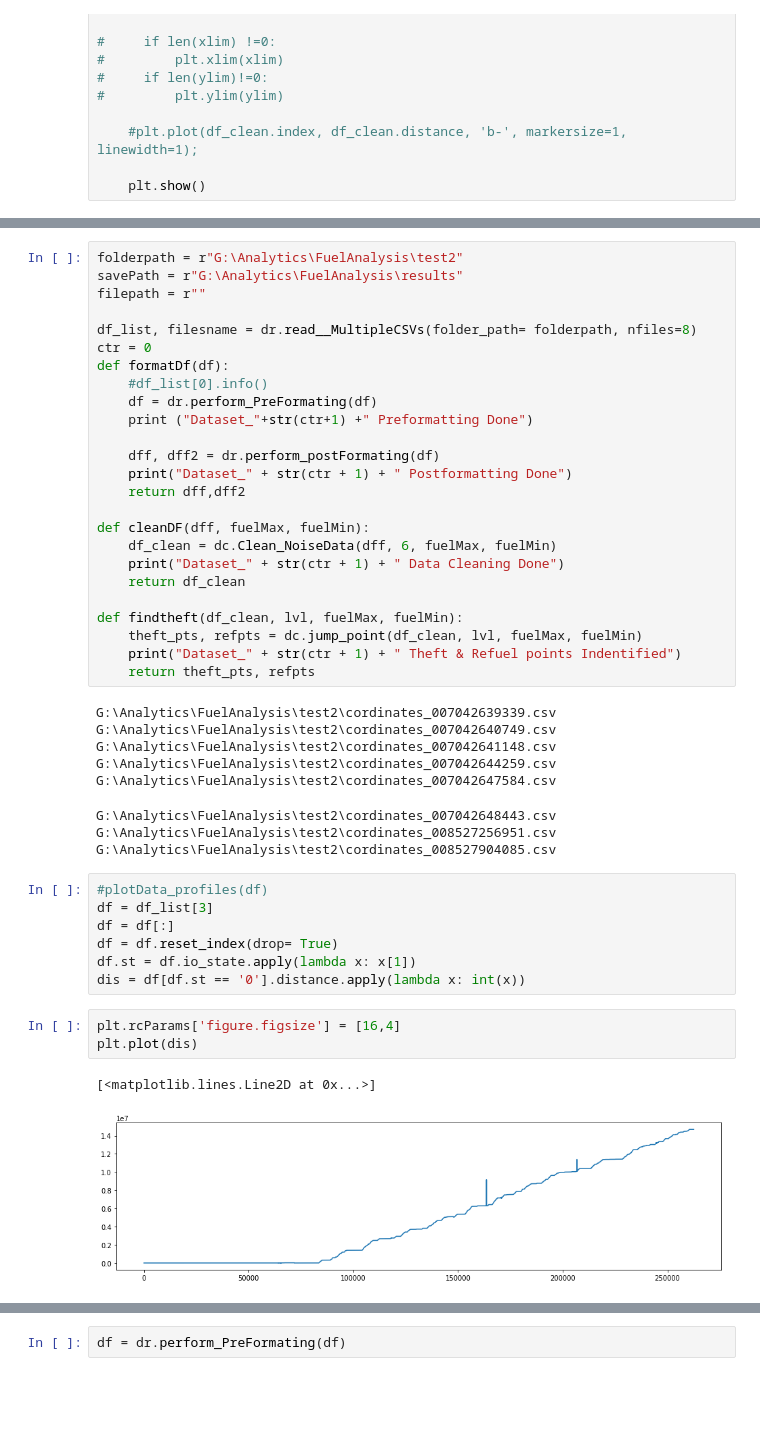
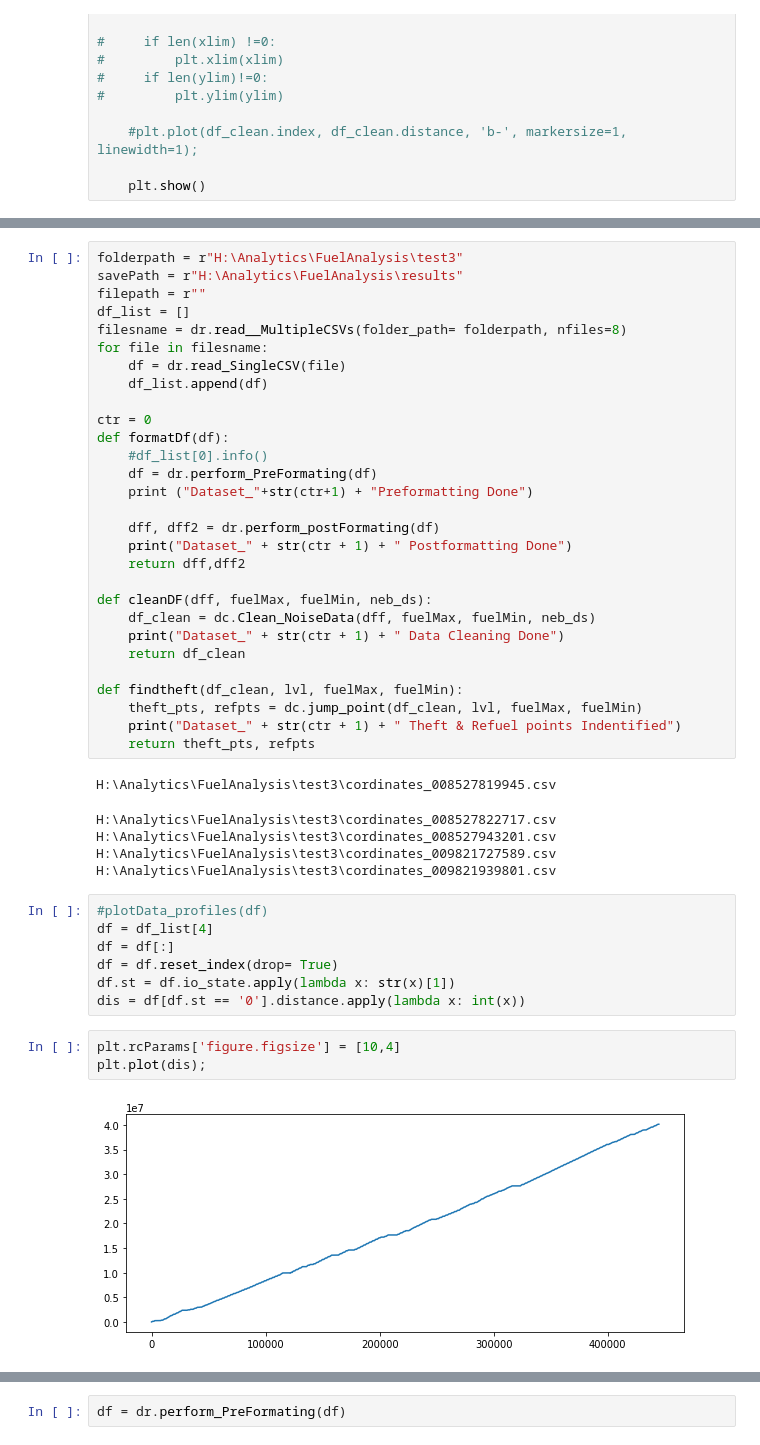
Before and after one commit to manjeet87/Signal_Analysis_UsingPython, a Jupyter notebook: Loconav/Fuel Data Analysis- ContinuousForm_MergedFile.ipynb, the cells around one changed output, grey strips where cells are left out. Drawn from its saved outputs; the diff is of its cells as text; blank space fills up the shorter version.

```diff
--- a/Loconav/Fuel Data Analysis- ContinuousForm_MergedFile.ipynb
+++ b/Loconav/Fuel Data Analysis- ContinuousForm_MergedFile.ipynb
@@ -178,21 +189,25 @@ def Gen_FuelMaxMin(df):
 # %%
-folderpath = r"G:\Analytics\FuelAnalysis\test2"
-savePath = r"G:\Analytics\FuelAnalysis\results"
+folderpath = r"H:\Analytics\FuelAnalysis\test3"
+savePath = r"H:\Analytics\FuelAnalysis\results"
 filepath = r""
+df_list = []
+filesname = dr.read__MultipleCSVs(folder_path= folderpath, nfiles=8)
+for file in filesname:
+    df = dr.read_SingleCSV(file)
+    df_list.append(df)
 
-df_list, filesname = dr.read__MultipleCSVs(folder_path= folderpath, nfiles=8)
 ctr = 0
 def formatDf(df):
     #df_list[0].info()
     df = dr.perform_PreFormating(df)
-    print ("Dataset_"+str(ctr+1) +" Preformatting Done")
+    print ("Dataset_"+str(ctr+1) + "Preformatting Done")
 
     dff, dff2 = dr.perform_postFormating(df)
     print("Dataset_" + str(ctr + 1) + " Postformatting Done")
     return dff,dff2
 
-def cleanDF(dff, fuelMax, fuelMin):
-    df_clean = dc.Clean_NoiseData(dff, 6, fuelMax, fuelMin)
+def cleanDF(dff, fuelMax, fuelMin, neb_ds):
+    df_clean = dc.Clean_NoiseData(dff, fuelMax, fuelMin, neb_ds)
     print("Dataset_" + str(ctr + 1) + " Data Cleaning Done")
     return df_clean
 
@@ -201,27 +216,23 @@ def findtheft(df_clean, lvl, fuelMax, fuelMin):
     print("Dataset_" + str(ctr + 1) + " Theft & Refuel points Indentified")
     return theft_pts, refpts
 # %% [output]
-G:\Analytics\FuelAnalysis\test2\cordinates_007042639339.csv
-G:\Analytics\FuelAnalysis\test2\cordinates_007042640749.csv
-G:\Analytics\FuelAnalysis\test2\cordinates_007042641148.csv
-G:\Analytics\FuelAnalysis\test2\cordinates_007042644259.csv
-G:\Analytics\FuelAnalysis\test2\cordinates_007042647584.csv
+H:\Analytics\FuelAnalysis\test3\cordinates_008527819945.csv
-G:\Analytics\FuelAnalysis\test2\cordinates_007042648443.csv
-G:\Analytics\FuelAnalysis\test2\cordinates_008527256951.csv
-G:\Analytics\FuelAnalysis\test2\cordinates_008527904085.csv
+H:\Analytics\FuelAnalysis\test3\cordinates_008527822717.csv
+H:\Analytics\FuelAnalysis\test3\cordinates_008527943201.csv
+H:\Analytics\FuelAnalysis\test3\cordinates_009821727589.csv
+H:\Analytics\FuelAnalysis\test3\cordinates_009821939801.csv
 # %%
 #plotData_profiles(df)
-df = df_list[3]
+df = df_list[4]
 df = df[:]
 df = df.reset_index(drop= True)
-df.st = df.io_state.apply(lambda x: x[1])
+df.st = df.io_state.apply(lambda x: str(x)[1])
 dis = df[df.st == '0'].distance.apply(lambda x: int(x))
 # %%
-plt.rcParams['figure.figsize'] = [16,4]
-plt.plot(dis)
+plt.rcParams['figure.figsize'] = [10,4]
+plt.plot(dis);
 # %% [output]
-[<matplotlib.lines.Line2D at 0x...>]
-[figure, old version]
+[figure, new version]
 # %%
 fuelMax, fuelMin = Gen_FuelMaxMin(df)
 # %% [output]
```
Also changed, not shown: parts of 62 cells of this notebook, 8 other files.
